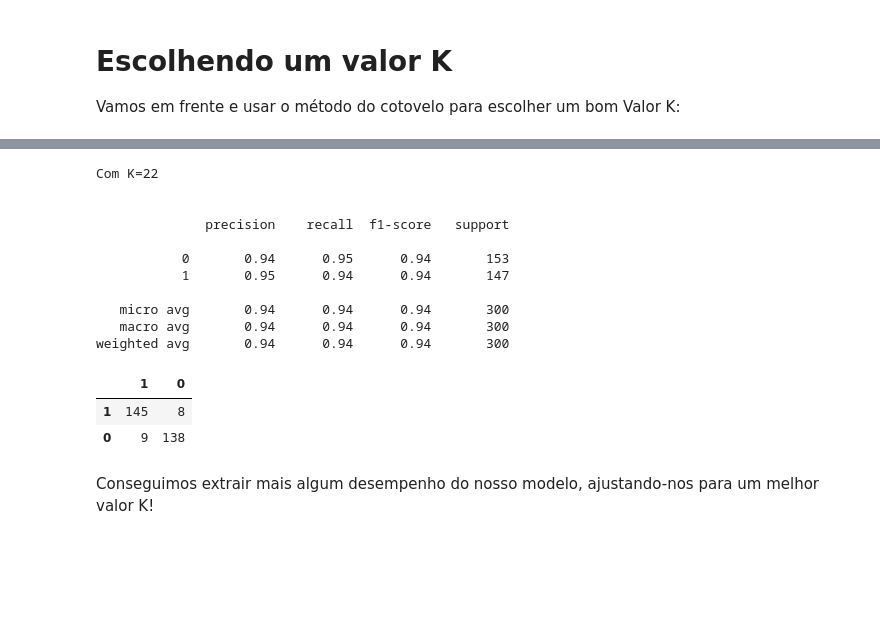
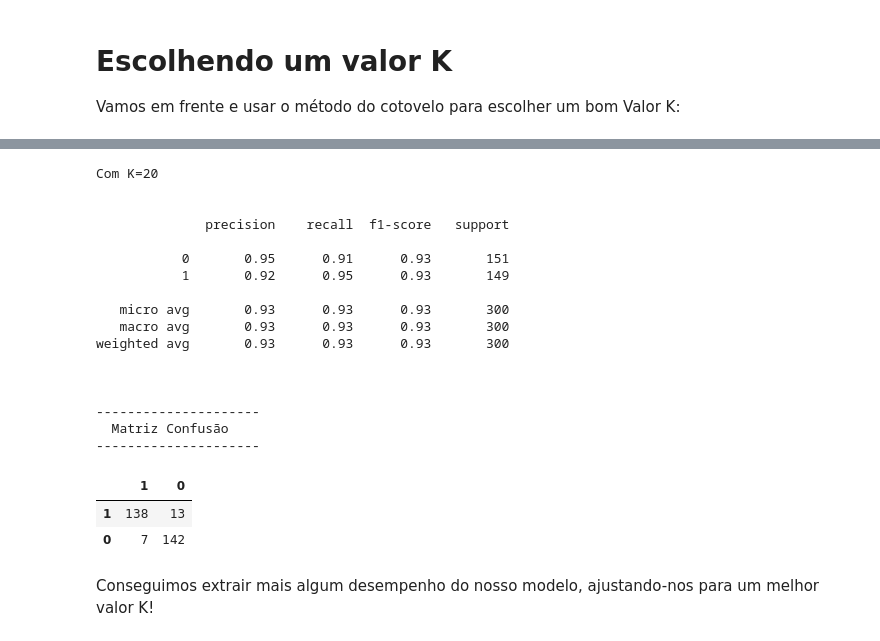
Before and after one commit to EvertonTomalok/DataScience, a Jupyter notebook: K-Nearest-Neighbors/K Nearest Neighbors com Python.ipynb, the cells around one changed output, grey strips where cells are left out. Drawn from its saved outputs; the diff is of its cells as text; code cells hidden in the pictures; blank space fills up the shorter version.

```diff
--- a/K-Nearest-Neighbors/K Nearest Neighbors com Python.ipynb
+++ b/K-Nearest-Neighbors/K Nearest Neighbors com Python.ipynb
@@ -243,30 +243,40 @@ weighted avg       0.92      0.92      0.92       300
 # %%
-# Agora com K = 8, segundo o método do cotovelo, é o melhor valor de K,
+# Agora com K = 20, segundo o método do cotovelo, é o melhor valor de K,
 # e o calclo de áreas será menor
 
-knn = KNeighborsClassifier(n_neighbors=8)
+knn = KNeighborsClassifier(n_neighbors=20)
 
 knn.fit(X_train,y_train)
 pred = knn.predict(X_test)
 
-print('Com K=22')
+print('Com K=20')
 print('\n')
 print(classification_report(y_test,pred))
+
+print('\n\n---------------------')
+print('  Matriz Confusão    ')
+print('---------------------')
 pd.DataFrame(confusion_matrix(y_test,pred), columns= '1 0'.split(), index='1 0'.split())
 # %% [output]
-Com K=22
+Com K=20
 
 
               precision    recall  f1-score   support
 
-           0       0.94      0.95      0.94       153
-           1       0.95      0.94      0.94       147
+           0       0.95      0.91      0.93       151
+           1       0.92      0.95      0.93       149
 
-   micro avg       0.94      0.94      0.94       300
-   macro avg       0.94      0.94      0.94       300
-weighted avg       0.94      0.94      0.94       300
+   micro avg       0.93      0.93      0.93       300
+   macro avg       0.93      0.93      0.93       300
+weighted avg       0.93      0.93      0.93       300
+
+
+
+---------------------
+  Matriz Confusão
+---------------------
 |  | 1 | 0 |
-| 1 | 145 | 8 |
-| 0 | 9 | 138 |
+| 1 | 138 | 13 |
+| 0 | 7 | 142 |
 # %% [markdown]
 Conseguimos extrair mais algum desempenho do nosso modelo, ajustando-nos para um melhor valor K!
```
Also changed, not shown: parts of 6 cells of this notebook.
